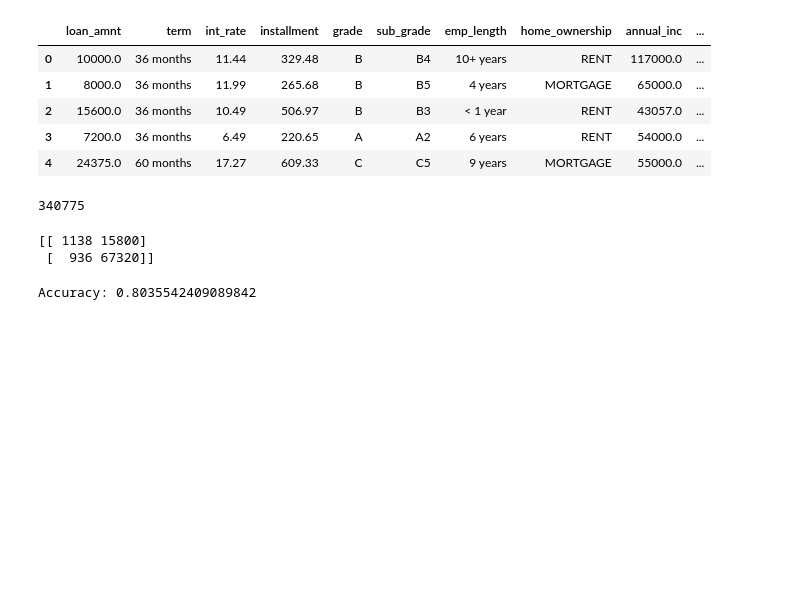
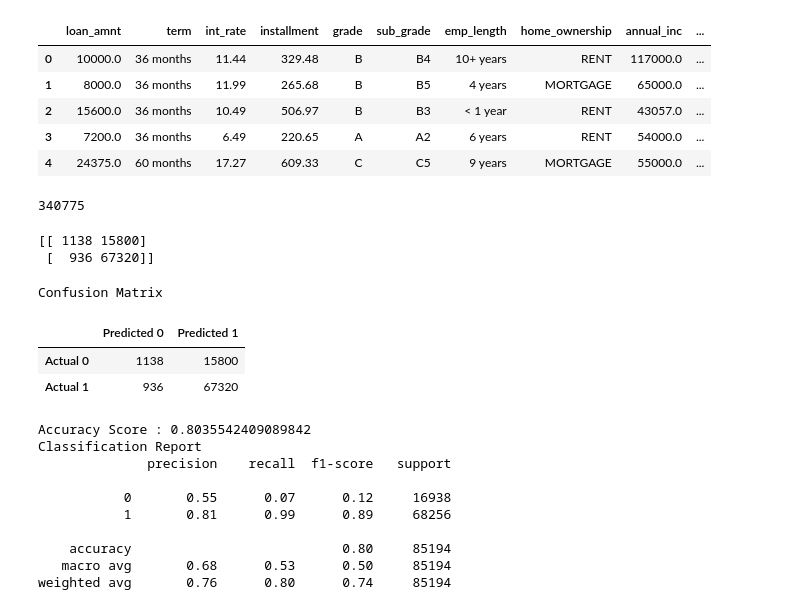
Before and after one commit to soumyaranjanswaincan/loan_analysis_project, a Jupyter notebook: loan_analysis.ipynb, the cells around one changed output. Saved outputs shown, nothing was run; the diff lists cells and outputs as text; code cells hidden in the pictures; blank space fills up the shorter version.

```diff
--- a/loan_analysis.ipynb
+++ b/loan_analysis.ipynb
@@ -132,10 +132,35 @@ print(testing_matrix)
 # %% [output]
 [[ 1138 15800]
  [  936 67320]]
-# %%
-#Calculating accuracy
-from sklearn.metrics import accuracy_score
-accuracy = accuracy_score(y_test, testing_predictions)
-print("Accuracy:", accuracy)
-# %% [output]
-Accuracy: 0.8035542409089842
+# %%
+#Model evaluation
+cm = confusion_matrix(y_test, testing_predictions)
+cm_df = pd.DataFrame(
+    cm, index=["Actual 0", "Actual 1"], columns=["Predicted 0", "Predicted 1"]
+)
+
+# Calculating the accuracy score
+from sklearn.metrics import accuracy_score
+acc_score = accuracy_score(y_test, testing_predictions)
+# %%
+# Displaying results
+print("Confusion Matrix")
+display(cm_df)
+print(f"Accuracy Score : {acc_score}")
+print("Classification Report")
+print(classification_report(y_test, testing_predictions))
+# %% [output]
+Confusion Matrix
+|  | Predicted 0 | Predicted 1 |
+| Actual 0 | 1138 | 15800 |
+| Actual 1 | 936 | 67320 |
+Accuracy Score : 0.8035542409089842
+Classification Report
+              precision    recall  f1-score   support
+
+           0       0.55      0.07      0.12     16938
+           1       0.81      0.99      0.89     68256
+
+    accuracy                           0.80     85194
+   macro avg       0.68      0.53      0.50     85194
+weighted avg       0.76      0.80      0.74     85194
```
Also changed, not shown: parts of 21 cells of this notebook, 1 other file.
